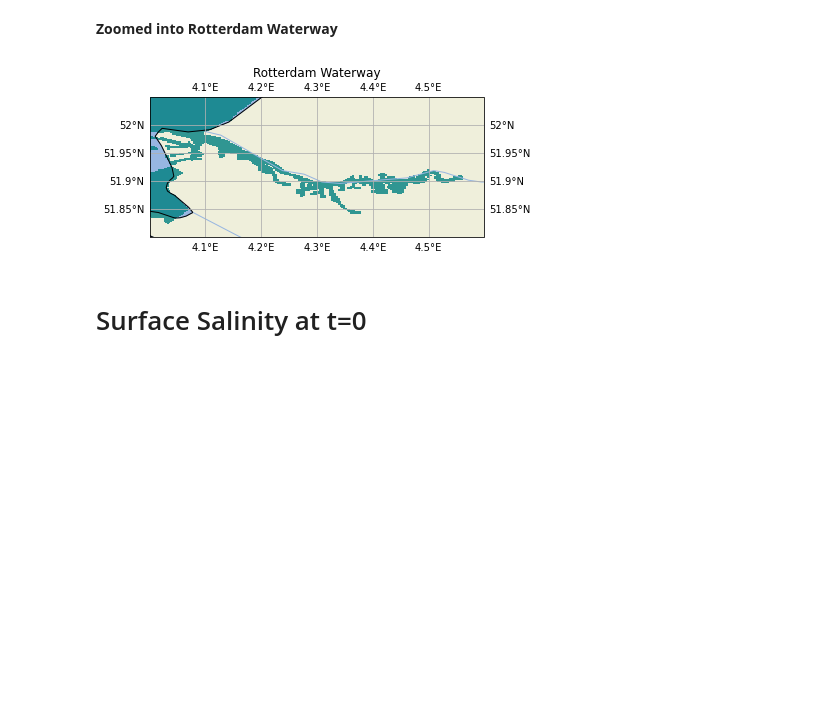
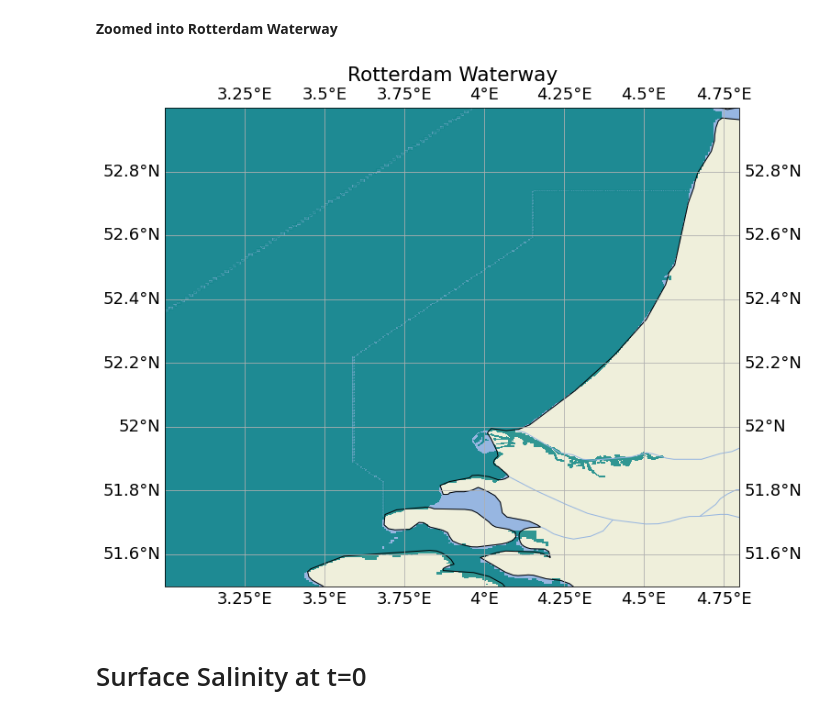
Before and after one commit to CasparJungbacker/BScThesis, a Jupyter notebook: plot_domain_properties.ipynb, the cells around one changed output. Saved outputs shown, nothing was run; the diff lists cells and outputs as text; code cells hidden in the pictures; blank space fills up the shorter version.

```diff
--- a/plot_domain_properties.ipynb
+++ b/plot_domain_properties.ipynb
@@ -12,6 +13,7 @@ from dfm_tools.get_nc_helpers import *
 %matplotlib inline
 # %%
 plt.style.use('seaborn-dark-palette')
+plt.rcParams.update({'font.size': 18, 'figure.figsize': (12.8, 9.6)})
 # %% [markdown]
 # Save Plots?
 # %%
@@ -91,15 +93,17 @@ if save_plots:
 # %% [markdown]
 **Zoomed into Rotterdam Waterway**
+# %%
+ROFI_extent = [3,4.8,51.5,53]
 # %%
 fig, ax = get_map()
 plot_netmapdata(ugrid.verts, values=None, ax=ax, linewidth=1, facecolor="teal", alpha=0.8)
-ax.set_extent([4,4.6,51.8,52.05])
+ax.set_extent(ROFI_extent)
 ax.set_title("Rotterdam Waterway")
 
 if save_plots:
     plt.gcf().savefig("figs/domain_zoomed_in.pdf", bbox_inches="tight")
 # %% [output]
-[figure, old version]
+[figure, new version]
 # %% [markdown]
 # Surface Salinity at t=0
 # %%
```
Also changed, not shown: parts of 17 cells of this notebook.
